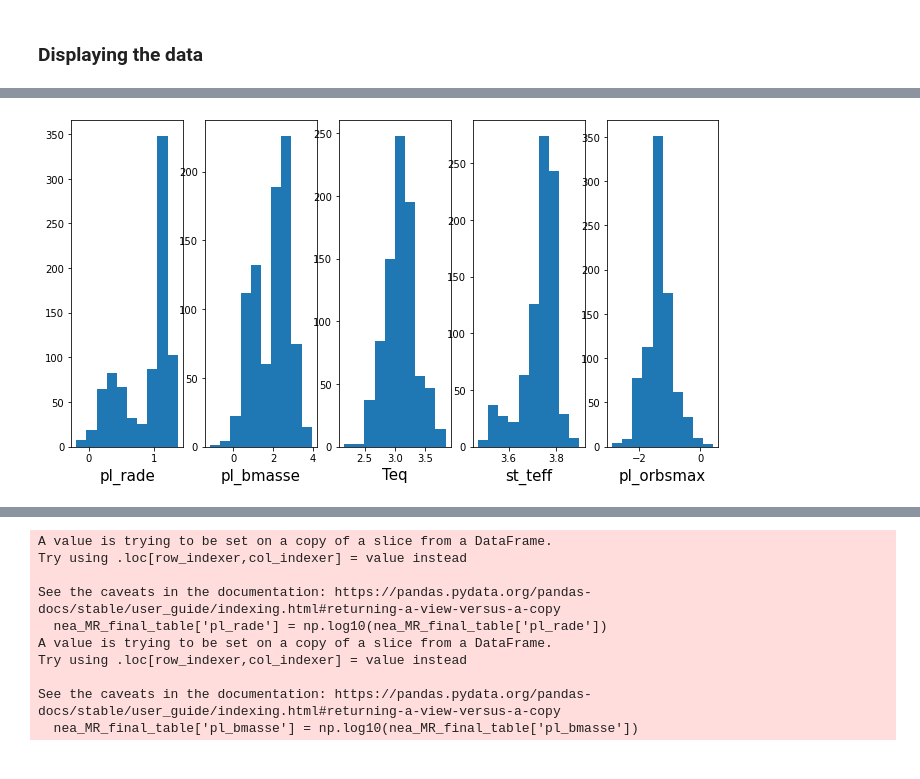
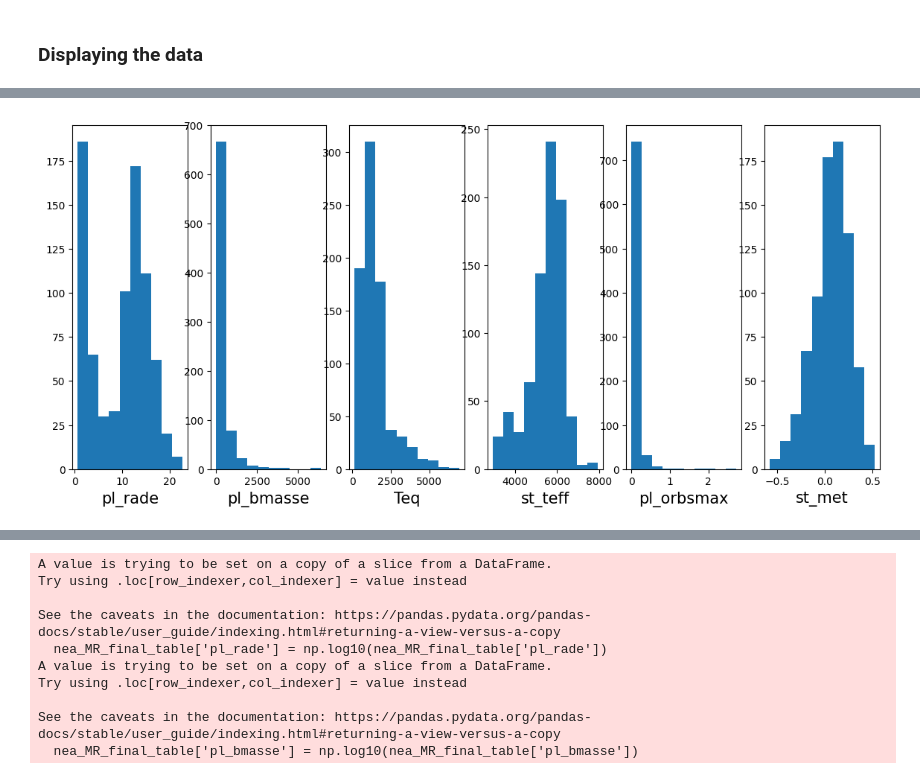
Before and after one commit to vadibekyan/ExoPLots, a Jupyter notebook: mr_ml.ipynb, the cells around one changed output, grey strips where cells are left out. Drawn from its saved outputs; the diff is of its cells as text; code cells hidden in the pictures.

```diff
--- a/mr_ml.ipynb
+++ b/mr_ml.ipynb
@@ -47,7 +47,7 @@ array(['pl_name', 'pl_letter', 'hostname', 'hd_name', 'hip_name',
 # %% [markdown]
 # Selecting columns that are relevant for the ML analysis
 # %%
-relevant_columns = ['pl_rade', 'pl_radeerr1', 'pl_radeerr2', 'pl_orbsmax', 'pl_bmasse', 'pl_masseerr1', 'pl_masseerr2', 'pl_orbper',  'sy_vmag', 'sy_plx', 'st_teff', 'st_mass']
+relevant_columns = ['pl_rade', 'pl_radeerr1', 'pl_radeerr2', 'pl_orbsmax', 'pl_bmasse', 'pl_masseerr1', 'pl_masseerr2', 'pl_orbper',  'sy_vmag', 'sy_plx', 'st_teff', 'st_mass', 'st_met']
 nea_relevant = nea_full_table[relevant_columns]
 # %% [markdown]
 ### Equilibrium temperature is important for the radius of hot planets.
@@ -177,5 +179,5 @@ There are 835 precisely characterized planets in terms of Mass and Radius
 # %%
 # Final table with Mass, Radius, and Teq
-nea_MR_final_table = nea_with_M_and_R_cleaned_accurate[['pl_rade', 'pl_bmasse', 'Teq', 'st_teff', 'pl_orbsmax']]
+nea_MR_final_table = nea_with_M_and_R_cleaned_accurate[['pl_rade', 'pl_bmasse', 'Teq', 'st_teff', 'pl_orbsmax', 'st_met']]
 nea_MR_final_table.head(2)
 # %% [output]
@@ -203,13 +217,13 @@ MR_plot(ax, nea_MR_final_table.pl_bmasse, nea_MR_final_table.pl_rade, color = ne
 # %%
 fig = plt.figure(2, figsize = (14,6))
 ax = plt.gca()
 
 for i, col  in enumerate(nea_MR_final_table.columns):
     ax = plt.subplot(1, 6, i+1)
-    ax.hist(np.log10(nea_MR_final_table[col]))
+    ax.hist((nea_MR_final_table[col]))
     ax.set_xlabel(col, fontsize = 15)
 # %% [output]
-[figure, old version]
+[figure, new version]
 # %%
 from sklearn.model_selection import train_test_split, cross_val_score, learning_curve, GridSearchCV
 from sklearn.metrics import mean_squared_error, mean_absolute_error
```
Also changed, not shown: parts of 15 cells of this notebook, 1 other file.
